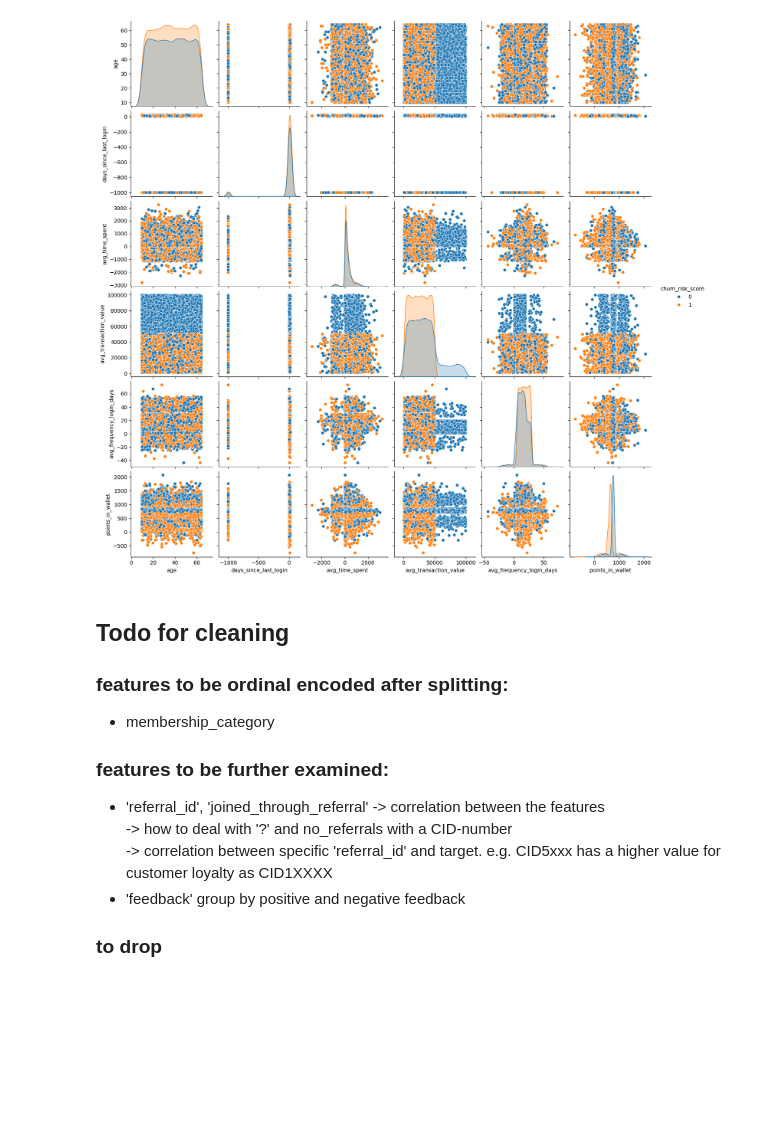
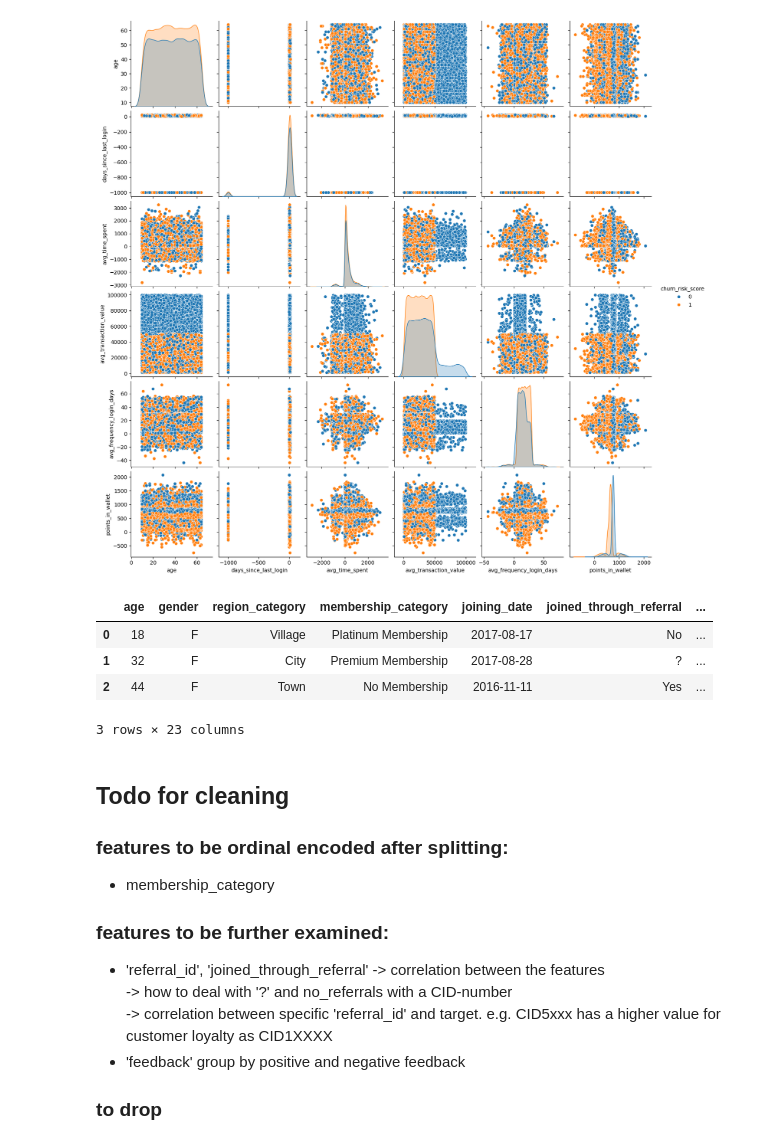
Before and after one commit to forster-j/churn-prediction, a Jupyter notebook: 01_import_dataset.ipynb, the cells around one changed output. Saved outputs shown, nothing was run; the diff lists cells and outputs as text; code cells hidden in the pictures; blank space fills up the shorter version.

```diff
--- a/01_import_dataset.ipynb
+++ b/01_import_dataset.ipynb
@@ -441,3 +441,11 @@ sns.pairplot(df, hue='churn_risk_score')
 # %% [output]
 <seaborn.axisgrid.PairGrid at 0x...>
 [figure]
+# %%
+df.head(3)
+# %% [output]
+|  | age | gender | region_category | membership_category | joining_date | joined_through_referral | ... |
+| 0 | 18 | F | Village | Platinum Membership | 2017-08-17 | No | ... |
+| 1 | 32 | F | City | Premium Membership | 2017-08-28 | ? | ... |
+| 2 | 44 | F | Town | No Membership | 2016-11-11 | Yes | ... |
+3 rows × 23 columns
```
Also changed, not shown: parts of 2 cells of this notebook, 1 other file.
